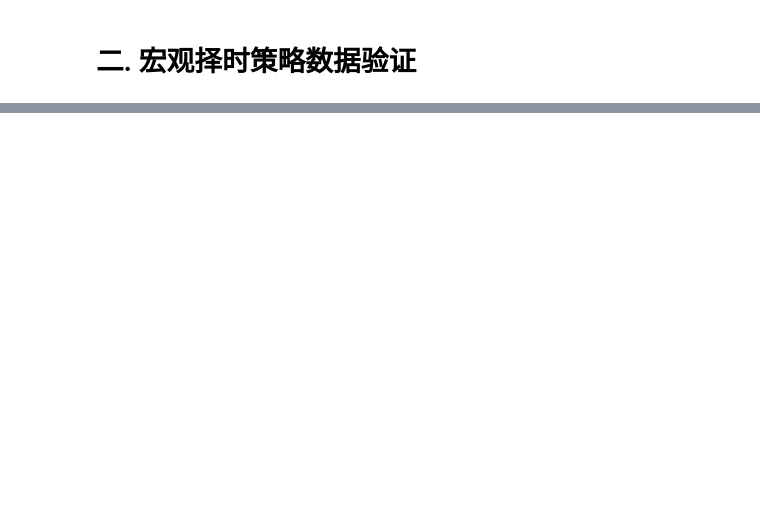
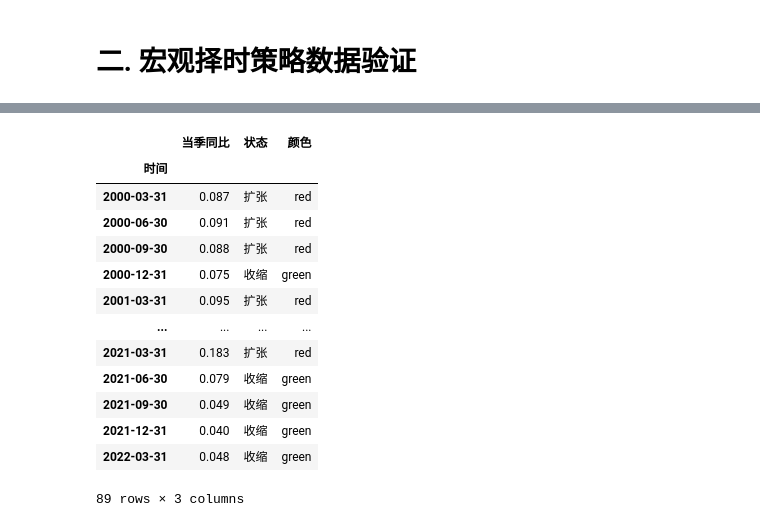
Before and after one commit to ibestrace/folio, a Jupyter notebook: Macro_Strategy_TAA.ipynb, the cells around one changed output, grey strips where cells are left out. Cells and saved outputs as stored; diff of their text form; code cells hidden in the pictures; blank space fills up the shorter version.

```diff
--- a/Macro_Strategy_TAA.ipynb
+++ b/Macro_Strategy_TAA.ipynb
@@ -42,0 +56,12 @@
+# %%
+'''
+获取GDP数据
+从总量上来看，GDP具有明显的季节性特征，因此在分析GDP增速时通常采取剔除季节性影响后的数据，如同比、季调同比
+'''
+import pandas as pd
+data_GDP = pd.read_excel('data/MSTAA_data/GDP.xlsx',
+                         sheet_name='data_GDP',
+                         index_col='时间',
+                         parse_dates=True)
+data_GDP['当季同比'] = data_GDP['当季同比'] / 100
+data_GDP.sample(3)
@@ -42,0 +94,3 @@
+# %%
+data_GDP_ = data_GDP[data_GDP.index > '2000-1-1']
+data_GDP_.describe()
@@ -42,0 +136,4 @@
+# %%
+# 获取扩张的时间区间
+expansion = data_GDP_[data_GDP_.当季同比 > data_GDP_.median()[0]].index
+expansion
@@ -42,0 +153,4 @@
+# %%
+# 获取收缩的时间区间
+contraction = data_GDP_[data_GDP_.当季同比 <= data_GDP_.median()[0]].index
+contraction
@@ -42,0 +171,23 @@
+# %%
+for timeindex in data_GDP_.index:
+    if timeindex in expansion:
+        data_GDP_.loc[timeindex, '状态'] = '扩张'
+    if timeindex in contraction:
+        data_GDP_.loc[timeindex, '状态'] = '收缩'
+
+data_GDP_
+# %% [output]
+|  | 当季同比 | 状态 | 颜色 |
+| 时间 |  |  |  |
+| 2000-03-31 | 0.087 | 扩张 | red |
+| 2000-06-30 | 0.091 | 扩张 | red |
+| 2000-09-30 | 0.088 | 扩张 | red |
+| 2000-12-31 | 0.075 | 收缩 | green |
+| 2001-03-31 | 0.095 | 扩张 | red |
+| ... | ... | ... | ... |
+| 2021-03-31 | 0.183 | 扩张 | red |
+| 2021-06-30 | 0.079 | 收缩 | green |
+| 2021-09-30 | 0.049 | 收缩 | green |
+| 2021-12-31 | 0.040 | 收缩 | green |
+| 2022-03-31 | 0.048 | 收缩 | green |
+89 rows × 3 columns
```
Also changed, not shown: parts of 28 cells of this notebook, 9 other files.
